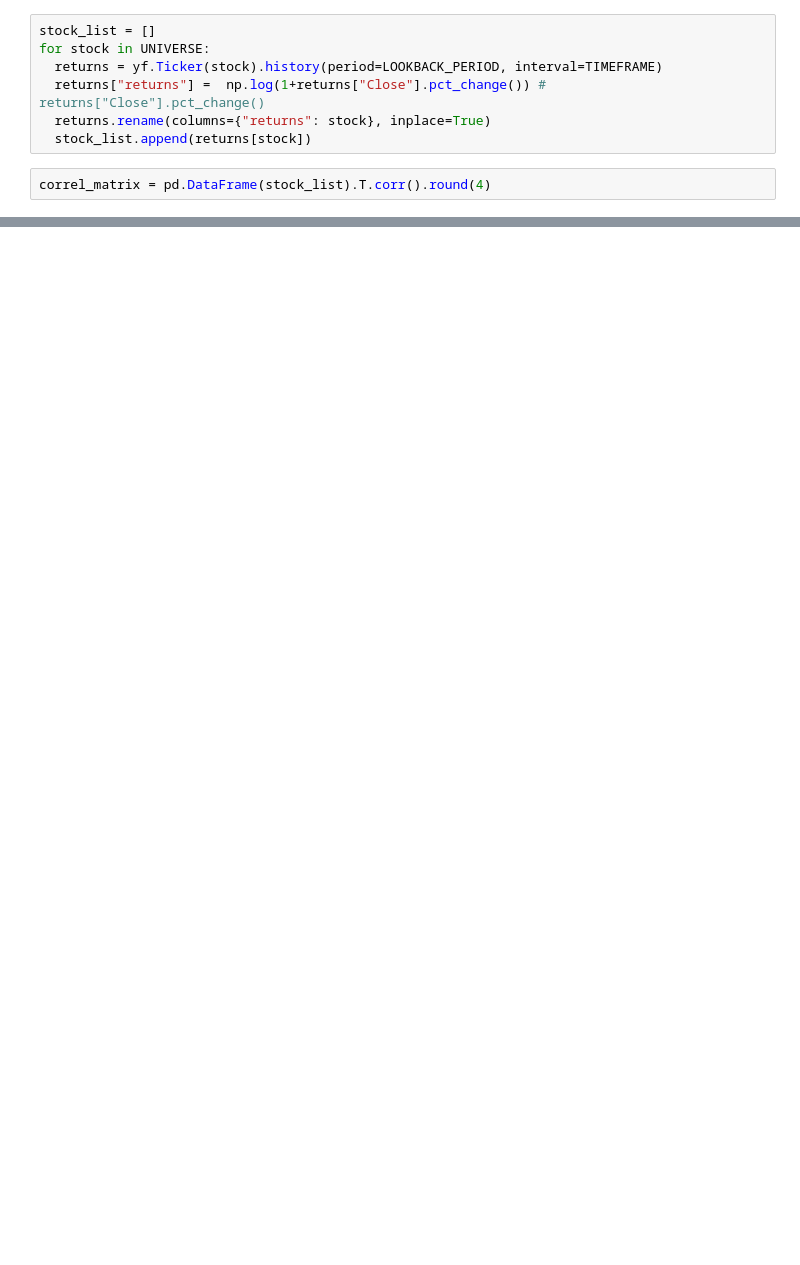
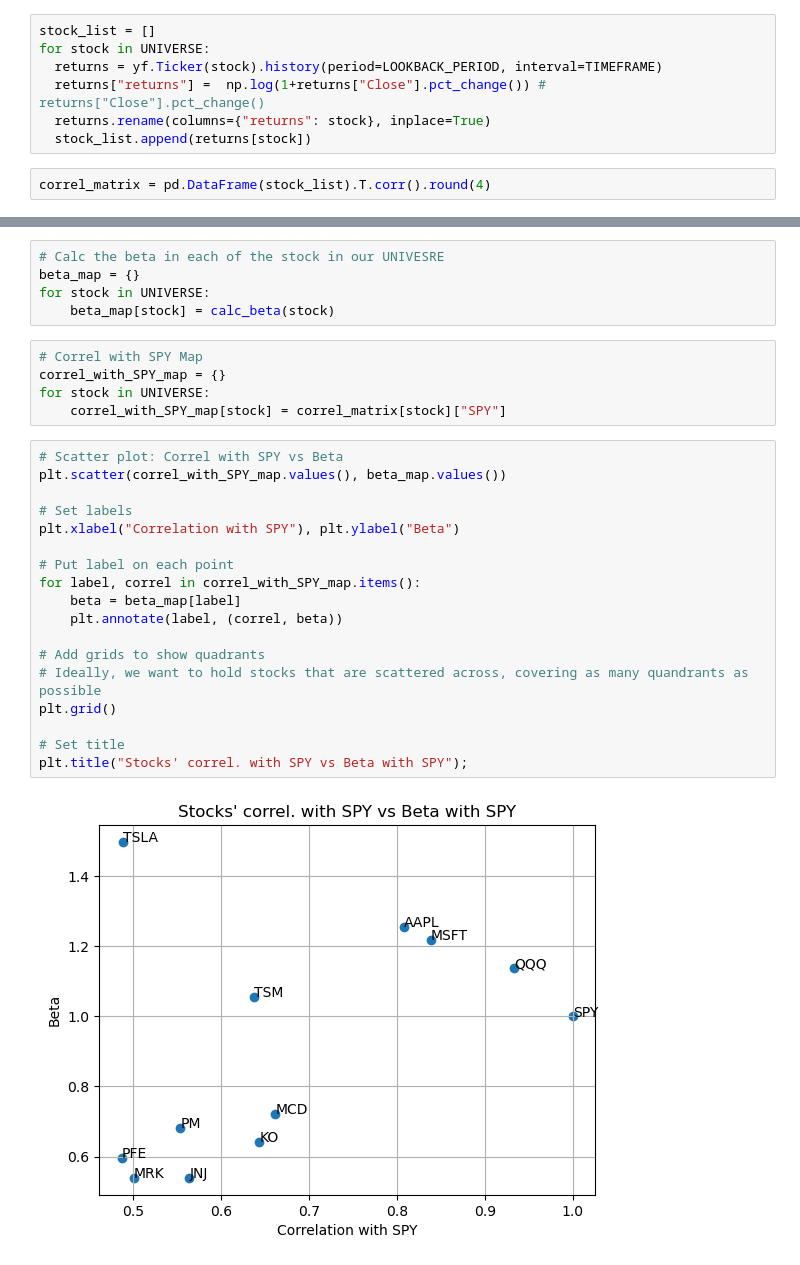
Before and after one commit to kevinhhl/portfolio-management-tools, a Jupyter notebook: Correlation_Matrix.ipynb, the cells around one changed output, grey strips where cells are left out. Saved outputs shown, nothing was run; the diff lists cells and outputs as text; blank space fills up the shorter version.

Commit message:
Feat: Market beta v. Market correlation

```diff
--- a/Correlation_Matrix.ipynb
+++ b/Correlation_Matrix.ipynb
@@ -42,0 +76,30 @@ correl_matrix.style.background_gradient(cmap ='coolwarm')
+# %%
+# Calc the beta in each of the stock in our UNIVESRE
+beta_map = {}
+for stock in UNIVERSE:
+    beta_map[stock] = calc_beta(stock)
+# %%
+# Correl with SPY Map
+correl_with_SPY_map = {}
+for stock in UNIVERSE:
+    correl_with_SPY_map[stock] = correl_matrix[stock]["SPY"]
+# %%
+# Scatter plot: Correl with SPY vs Beta
+plt.scatter(correl_with_SPY_map.values(), beta_map.values())
+
+# Set labels
+plt.xlabel("Correlation with SPY"), plt.ylabel("Beta")
+
+# Put label on each point
+for label, correl in correl_with_SPY_map.items():
+    beta = beta_map[label]
+    plt.annotate(label, (correl, beta))
+
+# Add grids to show quadrants
+# Ideally, we want to hold stocks that are scattered across, covering as many quandrants as possible
+plt.grid()
+
+# Set title
+plt.title("Stocks' correl. with SPY vs Beta with SPY");
+# %% [output]
+[figure, added]
```
Also changed, not shown: parts of 8 cells of this notebook.
